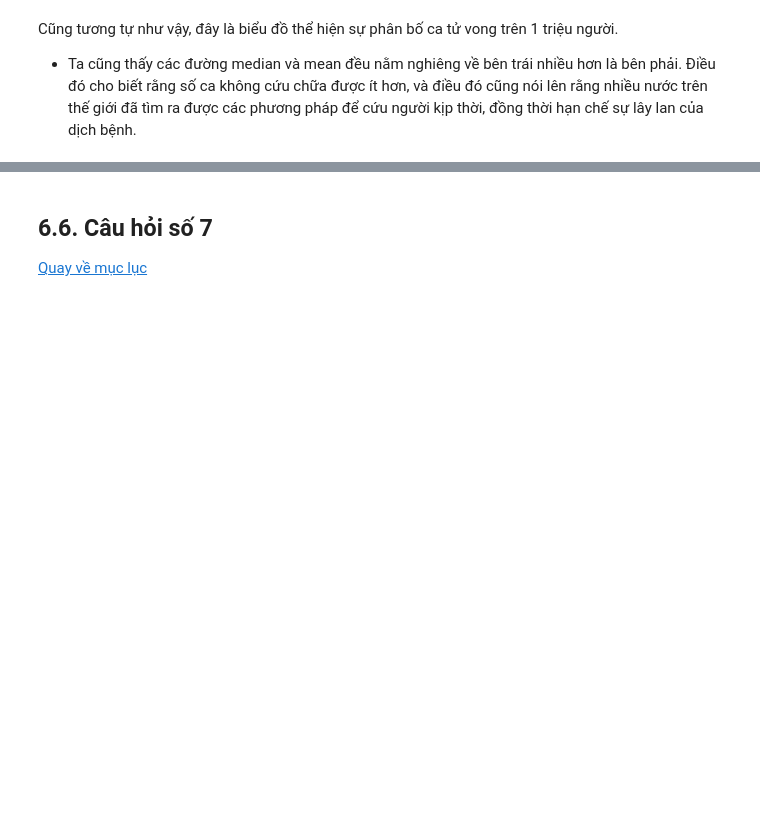
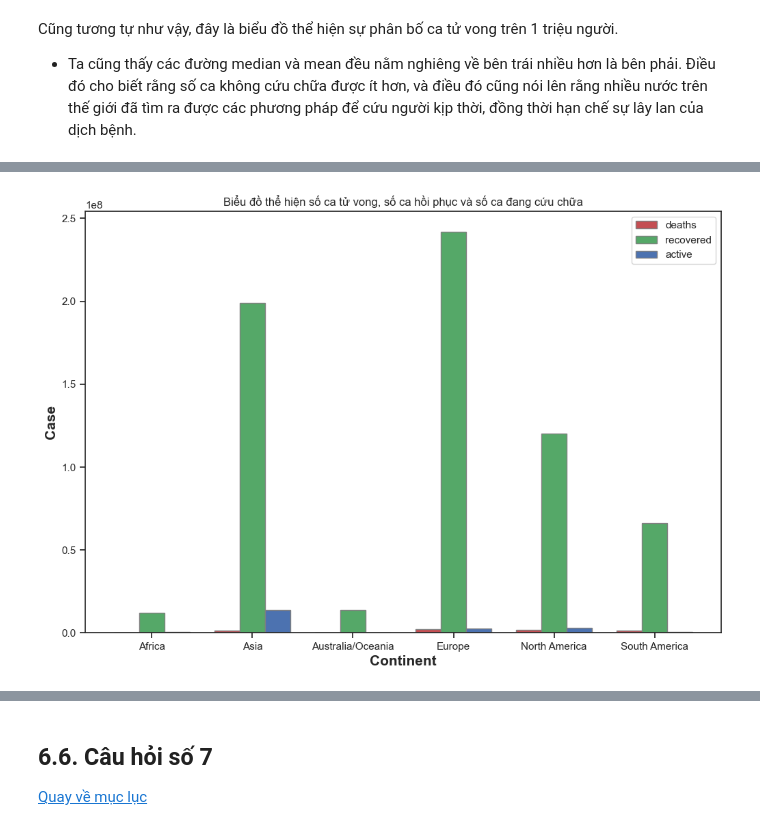
Before and after one commit to phuong1605/Data-Relationship, a Jupyter notebook: lab1.ipynb, the cells around one changed output, grey strips where cells are left out. Saved outputs shown, nothing was run; the diff lists cells and outputs as text; code cells hidden in the pictures; blank space fills up the shorter version.

```diff
--- a/lab1.ipynb
+++ b/lab1.ipynb
@@ -579,0 +583,7 @@ Cũng tương tự như vậy, đây là biểu đồ thể hiện sự phân b
+# %%
+covid19_df_bar = covid19_df[covid19_df['country_other'] == 'Total:'].copy().reset_index()
+
+covid19_df_bar = covid19_df_bar[['continent','totaldeaths','totalrecovered','activecases', 'totalcases']]
+covid19_df_bar = covid19_df_bar[covid19_df_bar['continent']!='All']
+covid19_df_bar = covid19_df_bar.groupby(['continent']).sum()
+covid19_df_bar
@@ -579,0 +599,28 @@ Cũng tương tự như vậy, đây là biểu đồ thể hiện sự phân b
+# %%
+deaths = list(covid19_df_bar['totaldeaths'])
+recovered =  list(covid19_df_bar['totalrecovered'])
+active =  list(covid19_df_bar['activecases'])
+# %%
+barWidth = 0.25
+fig = plt.subplots(figsize =(12, 8))
+
+br1 = np.arange(len(deaths))
+br2 = [x + barWidth for x in br1]
+br3 = [x + barWidth for x in br2]
+
+plt.bar(br1, deaths, color ='r', width = barWidth,
+        edgecolor ='grey', label ='deaths')
+plt.bar(br2, recovered, color ='g', width = barWidth,
+        edgecolor ='grey', label ='recovered')
+plt.bar(br3, active, color ='b', width = barWidth,
+        edgecolor ='grey', label ='active')
+plt.title('Biểu đồ thể hiện số ca tử vong, số ca hồi phục và số ca đang cứu chữa')
+
+plt.xlabel('Continent', fontweight ='bold', fontsize = 15)
+plt.ylabel('Case', fontweight ='bold', fontsize = 15)
+plt.xticks([r + barWidth for r in range(len(deaths))], covid19_df_bar.index)
+
+plt.legend()
+plt.show()
+# %% [output]
+[figure, added]
```
Also changed, not shown: parts of 4 cells of this notebook.
